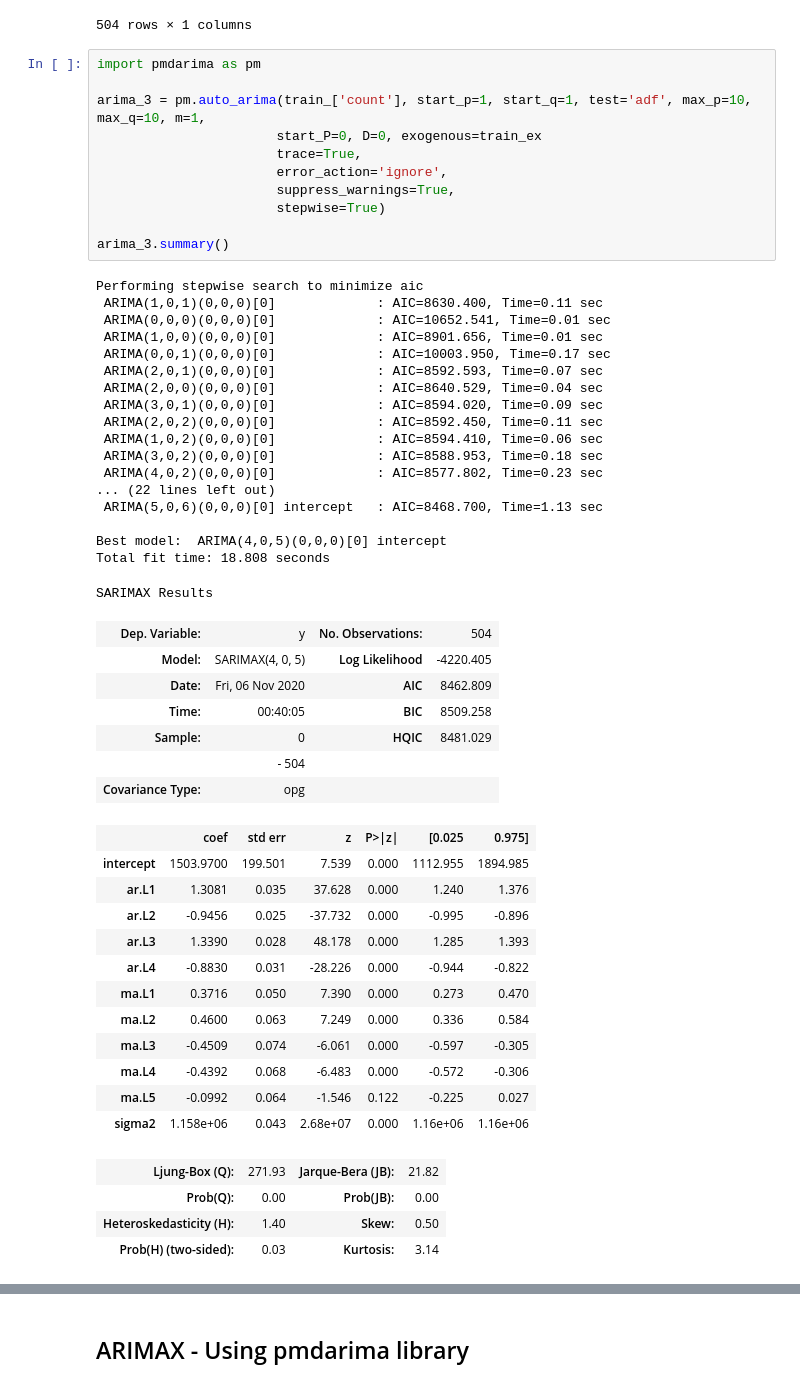
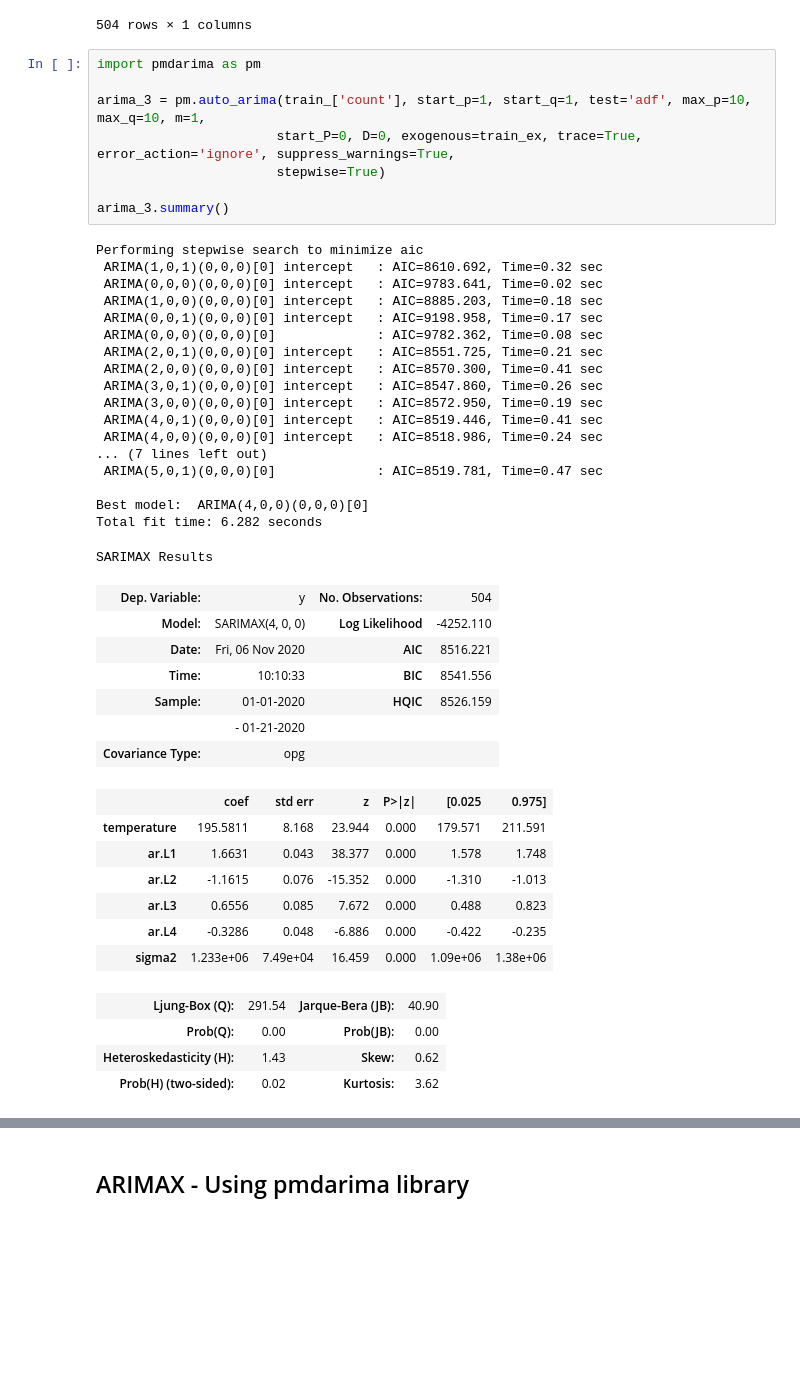
Before and after one commit to wooyounghong/Forecasting-Demand-for-NYC-Taxis, a Jupyter notebook: 03.Model.ipynb, the cells around one changed output, grey strips where cells are left out. Cells and saved outputs as stored; diff of their text form; blank space fills up the shorter version.

```diff
--- a/03.Model.ipynb
+++ b/03.Model.ipynb
@@ -729,55 +732,47 @@ train_.loc[:, ['temperature']]
 # %%
 import pmdarima as pm
 
 arima_3 = pm.auto_arima(train_['count'], start_p=1, start_q=1, test='adf', max_p=10, max_q=10, m=1,
-                       start_P=0, D=0, exogenous=train_ex
-                       trace=True,
-                       error_action='ignore',
-                       suppress_warnings=True,
+                       start_P=0, D=0, exogenous=train_ex, trace=True, error_action='ignore', suppress_warnings=True,
                        stepwise=True)
 
 arima_3.summary()
 # %% [output]
 Performing stepwise search to minimize aic
- ARIMA(1,0,1)(0,0,0)[0]             : AIC=8630.400, Time=0.11 sec
- ARIMA(0,0,0)(0,0,0)[0]             : AIC=10652.541, Time=0.01 sec
- ARIMA(1,0,0)(0,0,0)[0]             : AIC=8901.656, Time=0.01 sec
- ARIMA(0,0,1)(0,0,0)[0]             : AIC=10003.950, Time=0.17 sec
- ARIMA(2,0,1)(0,0,0)[0]             : AIC=8592.593, Time=0.07 sec
- ARIMA(2,0,0)(0,0,0)[0]             : AIC=8640.529, Time=0.04 sec
- ARIMA(3,0,1)(0,0,0)[0]             : AIC=8594.020, Time=0.09 sec
- ARIMA(2,0,2)(0,0,0)[0]             : AIC=8592.450, Time=0.11 sec
- ARIMA(1,0,2)(0,0,0)[0]             : AIC=8594.410, Time=0.06 sec
- ARIMA(3,0,2)(0,0,0)[0]             : AIC=8588.953, Time=0.18 sec
- ARIMA(4,0,2)(0,0,0)[0]             : AIC=8577.802, Time=0.23 sec
-... (22 lines left out)
- ARIMA(5,0,6)(0,0,0)[0] intercept   : AIC=8468.700, Time=1.13 sec
+ ARIMA(1,0,1)(0,0,0)[0] intercept   : AIC=8610.692, Time=0.32 sec
+ ARIMA(0,0,0)(0,0,0)[0] intercept   : AIC=9783.641, Time=0.02 sec
+ ARIMA(1,0,0)(0,0,0)[0] intercept   : AIC=8885.203, Time=0.18 sec
+ ARIMA(0,0,1)(0,0,0)[0] intercept   : AIC=9198.958, Time=0.17 sec
+ ARIMA(0,0,0)(0,0,0)[0]             : AIC=9782.362, Time=0.08 sec
+ ARIMA(2,0,1)(0,0,0)[0] intercept   : AIC=8551.725, Time=0.21 sec
+ ARIMA(2,0,0)(0,0,0)[0] intercept   : AIC=8570.300, Time=0.41 sec
+ ARIMA(3,0,1)(0,0,0)[0] intercept   : AIC=8547.860, Time=0.26 sec
+ ARIMA(3,0,0)(0,0,0)[0] intercept   : AIC=8572.950, Time=0.19 sec
+ ARIMA(4,0,1)(0,0,0)[0] intercept   : AIC=8519.446, Time=0.41 sec
+ ARIMA(4,0,0)(0,0,0)[0] intercept   : AIC=8518.986, Time=0.24 sec
+... (7 lines left out)
+ ARIMA(5,0,1)(0,0,0)[0]             : AIC=8519.781, Time=0.47 sec
 
-Best model:  ARIMA(4,0,5)(0,0,0)[0] intercept
-Total fit time: 18.808 seconds
+Best model:  ARIMA(4,0,0)(0,0,0)[0]
+Total fit time: 6.282 seconds
 SARIMAX Results
 | Dep. Variable: | y | No. Observations: | 504 |
-| Model: | SARIMAX(4, 0, 5) | Log Likelihood | -4220.405 |
-| Date: | Fri, 06 Nov 2020 | AIC | 8462.809 |
-| Time: | 00:40:05 | BIC | 8509.258 |
-| Sample: | 0 | HQIC | 8481.029 |
-|  | - 504 |  |  |
+| Model: | SARIMAX(4, 0, 0) | Log Likelihood | -4252.110 |
+| Date: | Fri, 06 Nov 2020 | AIC | 8516.221 |
+| Time: | 10:10:33 | BIC | 8541.556 |
+| Sample: | 01-01-2020 | HQIC | 8526.159 |
+|  | - 01-21-2020 |  |  |
 | Covariance Type: | opg |  |  |
 |  | coef | std err | z | P>|z| | [0.025 | 0.975] |
-| intercept | 1503.9700 | 199.501 | 7.539 | 0.000 | 1112.955 | 1894.985 |
-| ar.L1 | 1.3081 | 0.035 | 37.628 | 0.000 | 1.240 | 1.376 |
-| ar.L2 | -0.9456 | 0.025 | -37.732 | 0.000 | -0.995 | -0.896 |
-| ar.L3 | 1.3390 | 0.028 | 48.178 | 0.000 | 1.285 | 1.393 |
-| ar.L4 | -0.8830 | 0.031 | -28.226 | 0.000 | -0.944 | -0.822 |
-| ma.L1 | 0.3716 | 0.050 | 7.390 | 0.000 | 0.273 | 0.470 |
-| ma.L2 | 0.4600 | 0.063 | 7.249 | 0.000 | 0.336 | 0.584 |
-| ma.L3 | -0.4509 | 0.074 | -6.061 | 0.000 | -0.597 | -0.305 |
-| ma.L4 | -0.4392 | 0.068 | -6.483 | 0.000 | -0.572 | -0.306 |
-| ma.L5 | -0.0992 | 0.064 | -1.546 | 0.122 | -0.225 | 0.027 |
-| sigma2 | 1.158e+06 | 0.043 | 2.68e+07 | 0.000 | 1.16e+06 | 1.16e+06 |
+| temperature | 195.5811 | 8.168 | 23.944 | 0.000 | 179.571 | 211.591 |
+| ar.L1 | 1.6631 | 0.043 | 38.377 | 0.000 | 1.578 | 1.748 |
+| ar.L2 | -1.1615 | 0.076 | -15.352 | 0.000 | -1.310 | -1.013 |
+| ar.L3 | 0.6556 | 0.085 | 7.672 | 0.000 | 0.488 | 0.823 |
+| ar.L4 | -0.3286 | 0.048 | -6.886 | 0.000 | -0.422 | -0.235 |
+| sigma2 | 1.233e+06 | 7.49e+04 | 16.459 | 0.000 | 1.09e+06 | 1.38e+06 |
-| Ljung-Box (Q): | 271.93 | Jarque-Bera (JB): | 21.82 |
+| Ljung-Box (Q): | 291.54 | Jarque-Bera (JB): | 40.90 |
 | Prob(Q): | 0.00 | Prob(JB): | 0.00 |
-| Heteroskedasticity (H): | 1.40 | Skew: | 0.50 |
-| Prob(H) (two-sided): | 0.03 | Kurtosis: | 3.14 |
+| Heteroskedasticity (H): | 1.43 | Skew: | 0.62 |
+| Prob(H) (two-sided): | 0.02 | Kurtosis: | 3.62 |
 Warnings:
 [1] Covariance matrix calculated using the outer product of gradients (complex-step).
```
Also changed, not shown: parts of 9 cells of this notebook, 2 other files.
